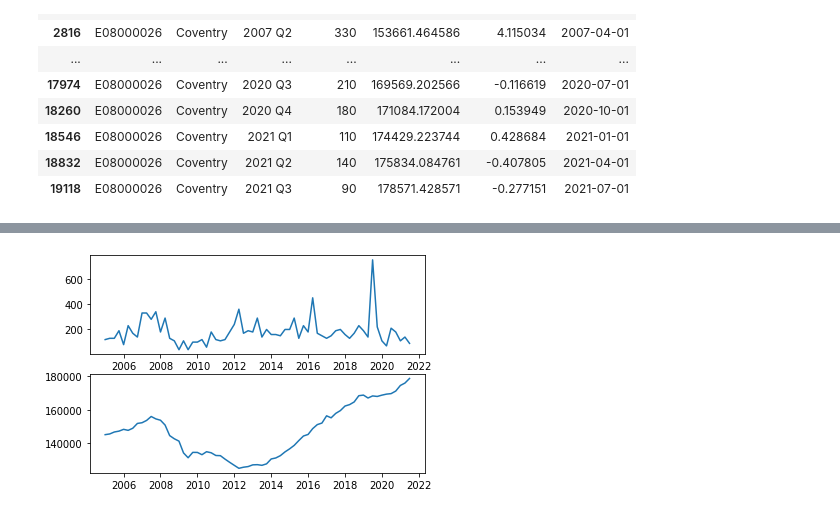
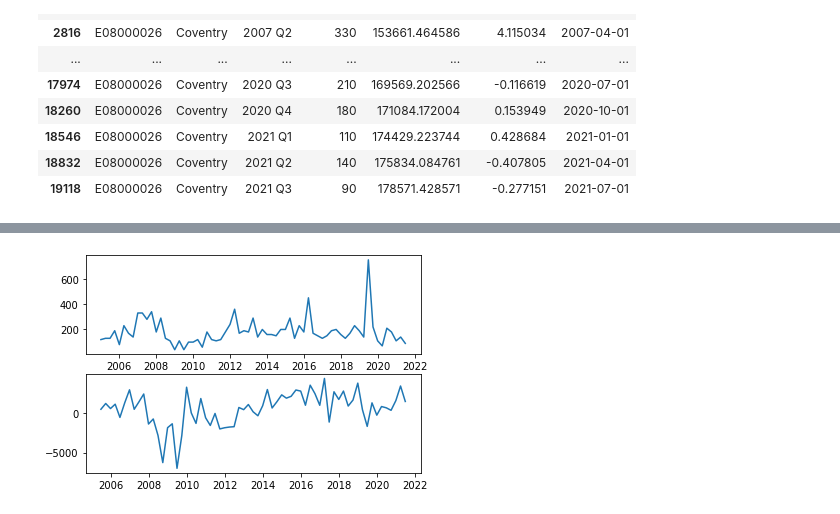
Before and after one commit to potato-bit/RA, a Jupyter notebook: combined.ipynb, the cells around one changed output, grey strips where cells are left out. Drawn from its saved outputs; the diff is of its cells as text; code cells hidden in the pictures.

```diff
--- a/combined.ipynb
+++ b/combined.ipynb
@@ -190,0 +195,2 @@ df_cov
+# %%
+df_cov.reset_index(drop=True,inplace=True)
@@ -190,0 +206,2 @@ df_cov
+# %%
+df_cov.loc[:,'price_change'] = np.nan
@@ -190,0 +214,4 @@ df_cov
+# %%
+for x in df_cov.index[1:]:
+    df_cov.loc[x,'price_change'] = df_cov.loc[x,'real_median'] - df_cov.loc[x-1,'real_median']
+df_cov.head()
@@ -190,0 +225,3 @@ df_cov
+# %%
+for x in df_cov.index[2:]:
+    df_cov.loc[x,'price_change_1'] = df_cov.loc[x-1,'price_change']
@@ -191,15 +243,15 @@ df_cov
 # %%
 x = df_cov['date']
 y1 = df_cov['DC_Total']
-y2 = df_cov['real_median']
+y2 = df_cov['price_change_1']
 fig, (ax1,ax2) = plt.subplots(2,1)
 
 ax1.plot(x,y1)
 ax2.plot(x,y2)
 
 plt.show()
 # %% [output]
-[figure, old version]
+[figure, new version]
 # %%
 plt.scatter(y2,y1)
 # %% [output]
```
Also changed, not shown: parts of 11 cells of this notebook, 1 other file.
